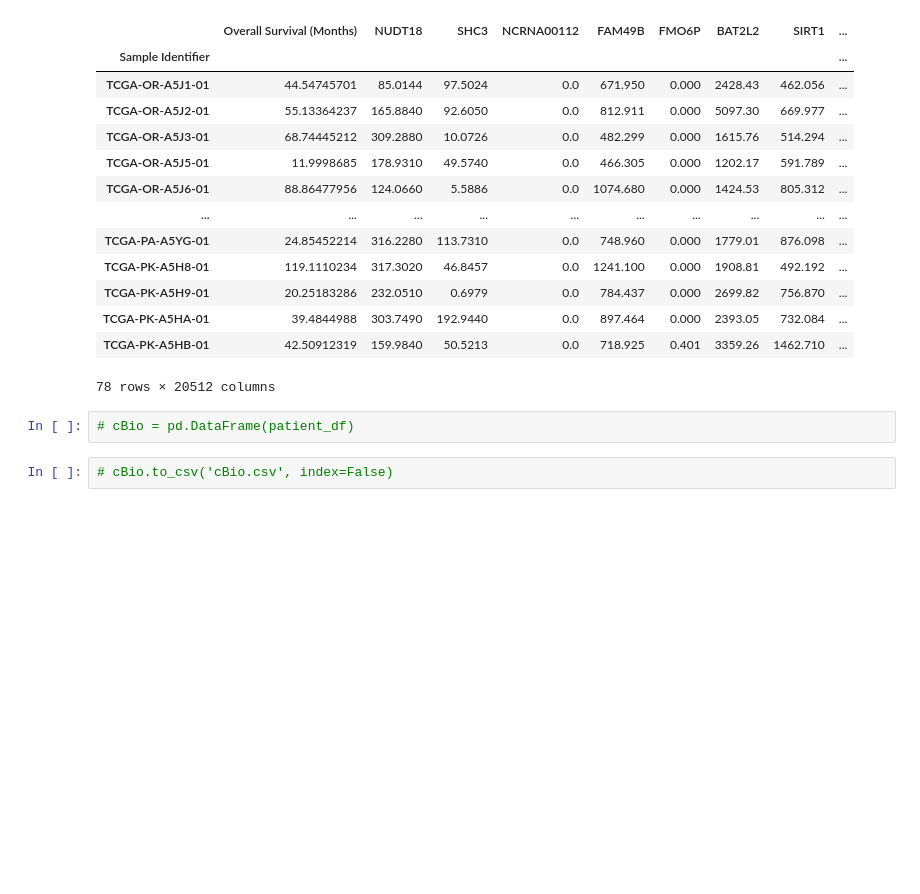
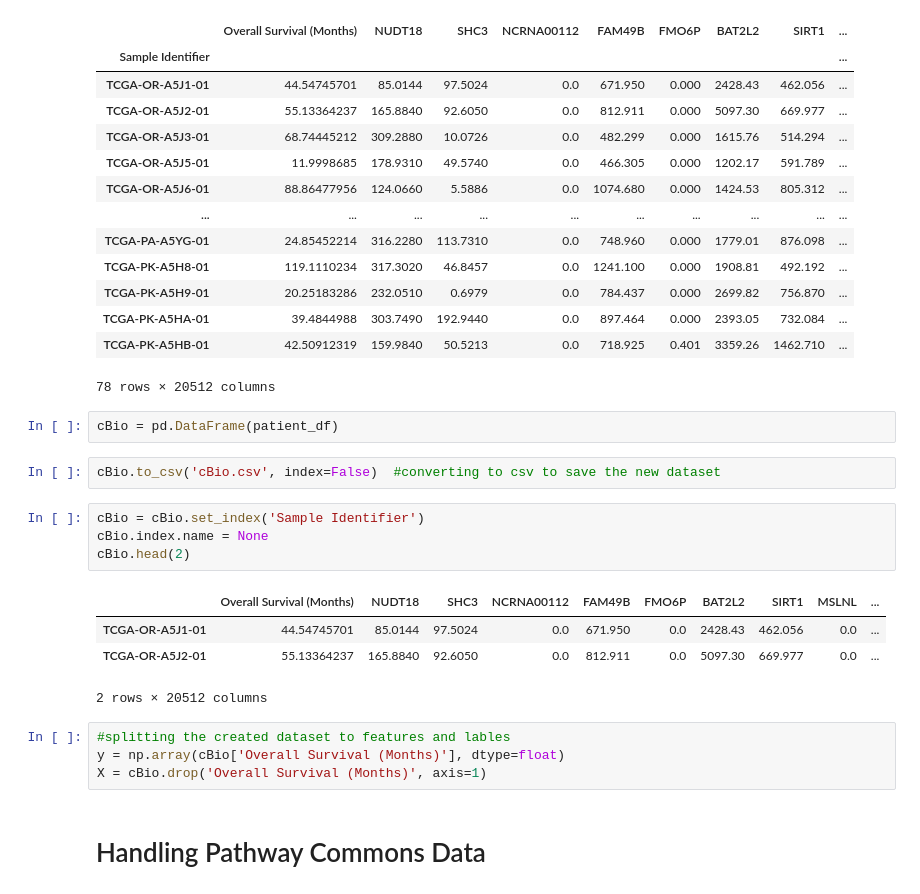
Before and after one commit to cannin/gsoc_2023_pytorch_pathway_commons, a Jupyter notebook: Acc_data_processing.ipynb, the cells around one changed output. Cells and saved outputs as stored; diff of their text form; blank space fills up the shorter version.

```diff
--- a/Acc_data_processing.ipynb
+++ b/Acc_data_processing.ipynb
@@ -266,6 +257,21 @@ patient_df.set_index('Sample Identifier')
 | TCGA-PK-A5HB-01 | 42.50912319 | 159.9840 | 50.5213 | 0.0 | 718.925 | 0.401 | 3359.26 | 1462.710 | ... |
 78 rows × 20512 columns
 # %%
-# cBio = pd.DataFrame(patient_df)
+cBio = pd.DataFrame(patient_df)
 # %%
-# cBio.to_csv('cBio.csv', index=False)
+cBio.to_csv('cBio.csv', index=False)  #converting to csv to save the new dataset
+# %%
+cBio = cBio.set_index('Sample Identifier')
+cBio.index.name = None
+cBio.head(2)
+# %% [output]
+|  | Overall Survival (Months) | NUDT18 | SHC3 | NCRNA00112 | FAM49B | FMO6P | BAT2L2 | SIRT1 | MSLNL | ... |
+| TCGA-OR-A5J1-01 | 44.54745701 | 85.0144 | 97.5024 | 0.0 | 671.950 | 0.0 | 2428.43 | 462.056 | 0.0 | ... |
+| TCGA-OR-A5J2-01 | 55.13364237 | 165.8840 | 92.6050 | 0.0 | 812.911 | 0.0 | 5097.30 | 669.977 | 0.0 | ... |
+2 rows × 20512 columns
+# %%
+#splitting the created dataset to features and lables
+y = np.array(cBio['Overall Survival (Months)'], dtype=float)
+X = cBio.drop('Overall Survival (Months)', axis=1)
+# %% [markdown]
+# Handling Pathway Commons Data
```
Also changed, not shown: parts of 26 cells of this notebook.
